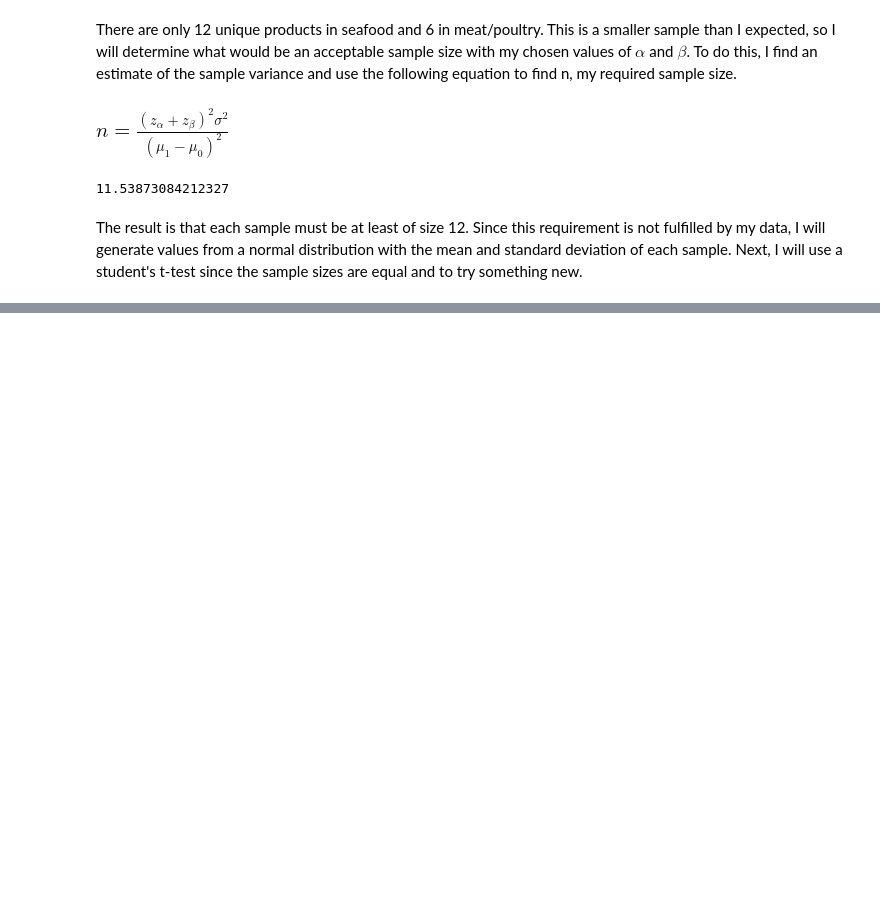
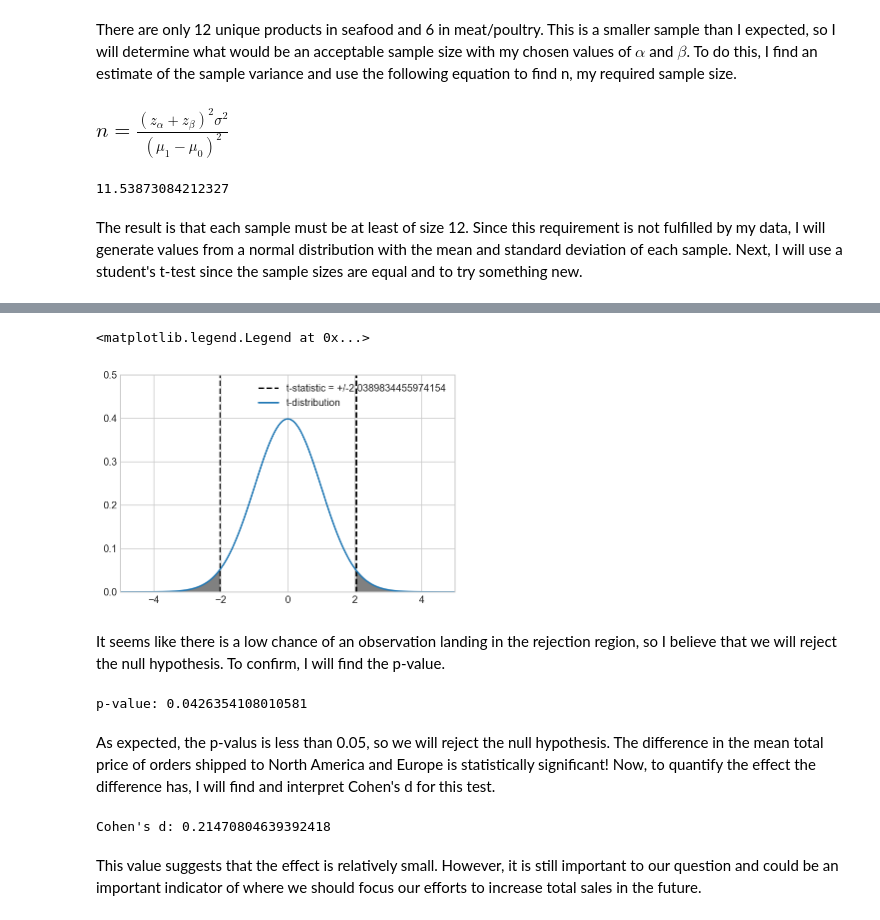
Before and after one commit to byeretzian/dsc-2-final-project-online-ds-sp-000, a Jupyter notebook: Module 2 Final Project.ipynb, the cells around one changed output, grey strips where cells are left out. Saved outputs shown, nothing was run; the diff lists cells and outputs as text; code cells hidden in the pictures; blank space fills up the shorter version.

```diff
--- a/Module 2 Final Project.ipynb
+++ b/Module 2 Final Project.ipynb
@@ -523,0 +655,29 @@ View the plot below for a visualization of the p-value
+# %%
+plt.figure()
+plt.axvline(x = t_statistic, linestyle = '--', color = 'black', label = 't-statistic = +/-{}'.format(t_statistic))
+plt.axvline(x = -t_statistic, linestyle = '--', color = 'black')
+x = np.linspace(-5,5, 1000)
+t_dist = stats.t.pdf(x, t_df)
+plt.plot(x, stats.t.pdf(x, t_df), label = 't-distribution')
+plt.fill_between(x, 0, t_dist, where=(x >= t_statistic), color='grey')
+plt.fill_between(x, 0, t_dist, where=(x <= -t_statistic), color='grey')
+plt.xlim(-5,5)
+plt.ylim(0,0.5)
+plt.legend( loc = 1)
+# %% [output]
+<matplotlib.legend.Legend at 0x...>
+[figure, added]
+# %% [markdown]
+It seems like there is a low chance of an observation landing in the rejection region, so I believe that we will reject the null hypothesis. To confirm, I will find the p-value.
+# %%
+print("p-value: {}".format(p_value(NA_arr, EU_arr)[1]))
+# %% [output]
+p-value: 0.0426354108010581
+# %% [markdown]
+As expected, the p-valus is less than 0.05, so we will reject the null hypothesis. The difference in the mean total price of orders shipped to North America and Europe is statistically significant! Now, to quantify the effect the difference has, I will find and interpret Cohen's d for this test.
+# %%
+print("Cohen's d: {}".format(Cohen_d(NA_arr, EU_arr)))
+# %% [output]
+Cohen's d: 0.21470804639392418
+# %% [markdown]
+This value suggests that the effect is relatively small. However, it is still important to our question and could be an important indicator of where we should focus our efforts to increase total sales in the future.
```
Also changed, not shown: parts of 40 cells of this notebook, 2 other files.
